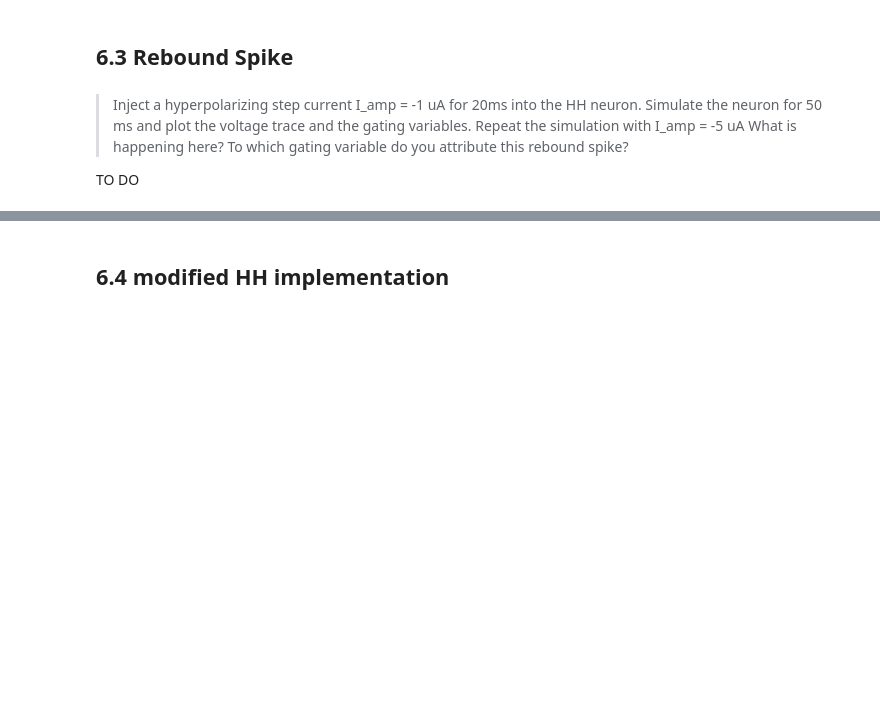
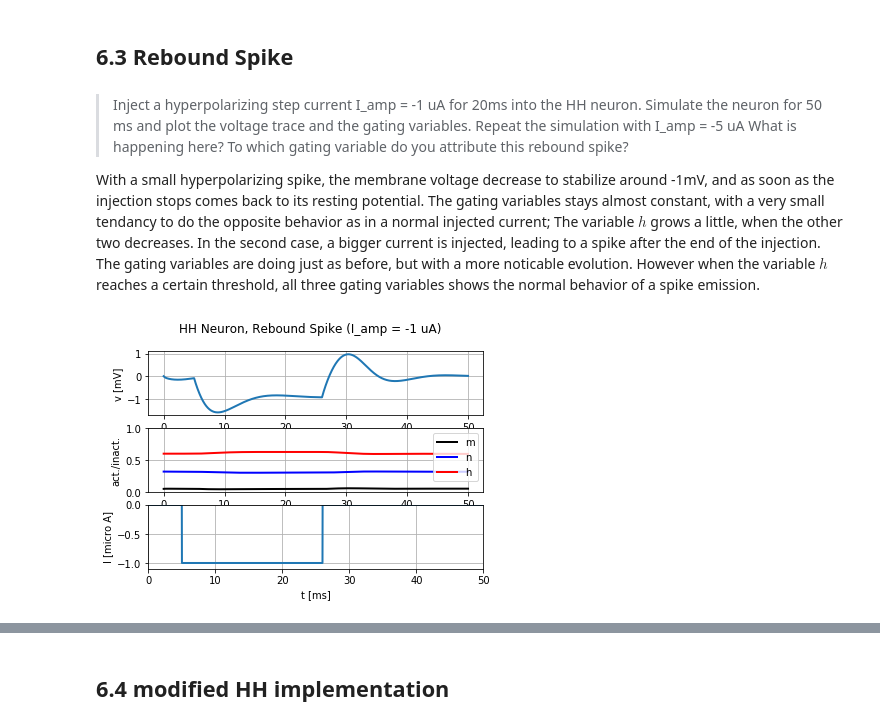
Before and after one commit to TristanBesson/bmnn, a Jupyter notebook: Ex6_Tristan_Besson_225594.ipynb, the cells around one changed output, grey strips where cells are left out. Drawn from its saved outputs; the diff is of its cells as text; code cells hidden in the pictures; blank space fills up the shorter version.

```diff
--- a/Ex6_Tristan_Besson_225594.ipynb
+++ b/Ex6_Tristan_Besson_225594.ipynb
@@ -115,4 +115,17 @@ To DO
 # %% [markdown]
 > Inject a hyperpolarizing step current I_amp = -1 uA for 20ms into the HH neuron. Simulate the neuron for 50 ms and plot the voltage trace and the gating variables. Repeat the simulation with I_amp = -5 uA What is happening here? To which gating variable do you attribute this rebound spike?
 
-TO DO
+With a small hyperpolarizing spike, the membrane voltage decrease to stabilize around -1mV, and as soon as the injection stops comes back to its resting potential. The gating variables stays almost constant, with a very small tendancy to do the opposite behavior as in a normal injected current; The variable $h$ grows a little, when the other two decreases.
+In the second case, a bigger current is injected, leading to a spike after the end of the injection. The gating variables are doing just as before, but with a more noticable evolution. However when the variable $h$ reaches a certain threshold, all three gating variables shows the normal behavior of a spike emission.
+# %%
+# Config
+I_amp = - 1. * b2.uA
+delay = 5 #ms
+end = 20 + delay # ms
+sim_time = 50 * b2.ms
+# Simulate current 1
+current = input_factory.get_step_current(delay, end, b2.ms, I_amp)
+state_monitor = HH.simulate_HH_neuron(current, sim_time)
+HH.plot_data(state_monitor, title="HH Neuron, Rebound Spike (I_amp = -1 uA)")
+# %% [output]
+[figure, added]
```
Also changed, not shown: parts of 20 cells of this notebook.
